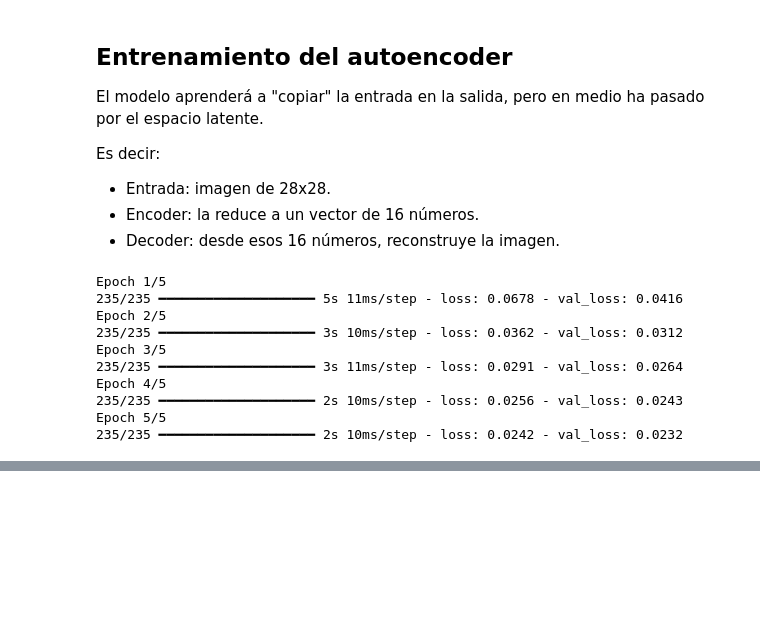
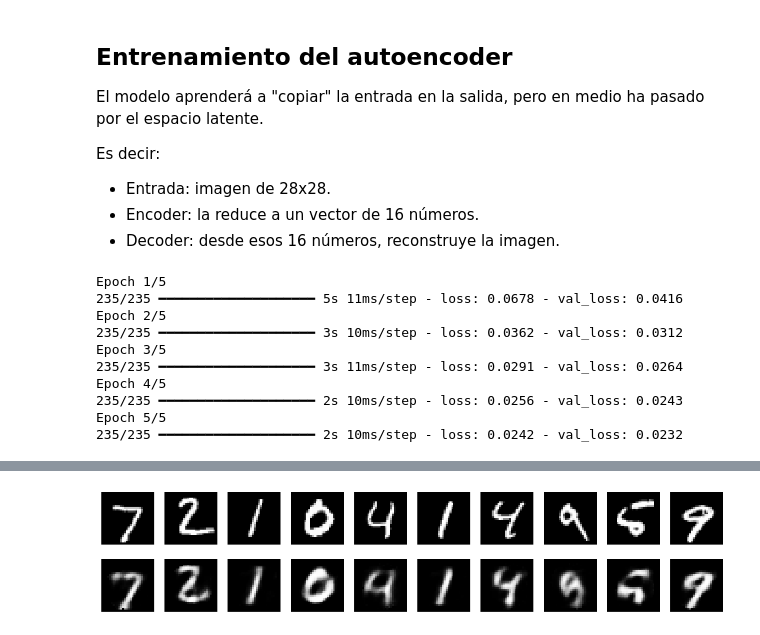
Before and after one commit to merkandez/stable-diffusion, a Jupyter notebook: option2_autoencoder.ipynb, the cells around one changed output, grey strips where cells are left out. Drawn from its saved outputs; the diff is of its cells as text; code cells hidden in the pictures; blank space fills up the shorter version.

Commit message:
feat: visualize autoencoder reconstructions from latent space

```diff
--- a/option2_autoencoder.ipynb
+++ b/option2_autoencoder.ipynb
@@ -107,0 +114,15 @@ Epoch 5/5
+# %%
+# Codificar y reconstruir algunas imágenes
+latents = encoder.predict(x_test[:10])
+recons = autoencoder.predict(x_test[:10])
+
+fig, axs = plt.subplots(2, 10, figsize=(15,3))
+for i in range(10):
+    axs[0,i].imshow(x_test[i].squeeze(), cmap="gray")
+    axs[0,i].axis("off")
+    axs[1,i].imshow(recons[i].squeeze(), cmap="gray")
+    axs[1,i].axis("off")
+axs[0,0].set_ylabel("Original")
+axs[1,0].set_ylabel("Reconstruida")
+plt.show()
+# %% [output]
@@ -107,0 +131 @@ Epoch 5/5
+[figure, added]
```
Also changed, not shown: parts of 2 cells of this notebook.
